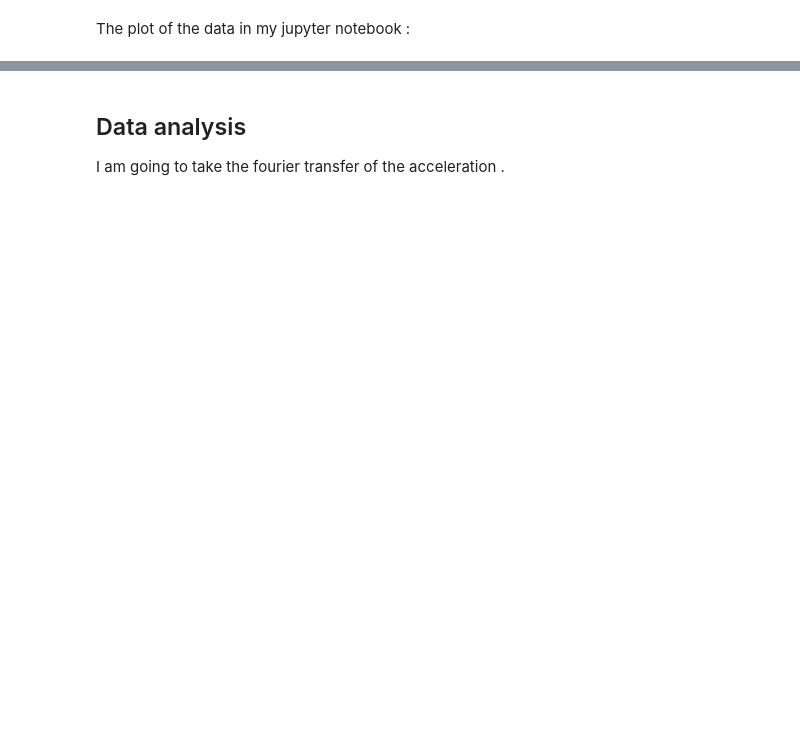
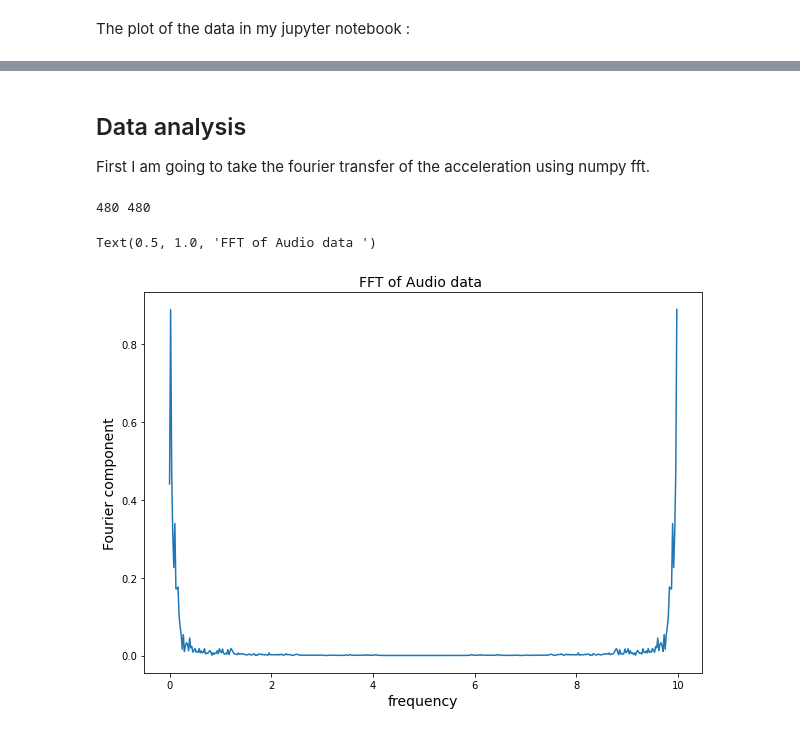
Before and after one commit to ubsuny/CP1_Calculus, a Jupyter notebook: hw_9_1.ipynb, the cells around one changed output, grey strips where cells are left out. Cells and saved outputs as stored; diff of their text form; code cells hidden in the pictures; blank space fills up the shorter version.

```diff
--- a/hw_9_1.ipynb
+++ b/hw_9_1.ipynb
@@ -55,3 +55,20 @@ So far, Its just the same as the picture above .  I have slowed down and stopped
 # %% [markdown]
 ## Data analysis
- I am going to take the fourier transfer of the acceleration .
+ First I am going to take the fourier transfer of the acceleration using numpy fft.
+# %%
+from numpy import fft
+y = np.fft.fft(Y)
+y_abs = abs(y)
+print(len(y_abs),len(X))
+# %% [output]
+480 480
+# %%
+fig, ax = plt.subplots(figsize=(10,7))
+plt.rcParams["figure.dpi"] = 100  # just to have a better view
+ax.plot(X, y_abs)
+ax.set_xlabel('frequency',fontsize=14)
+ax.set_ylabel('Fourier component',fontsize=14)
+ax.set_title('FFT of Audio data ',fontsize=14)
+# %% [output]
+Text(0.5, 1.0, 'FFT of Audio data ')
+[figure, added]
```
Also changed, not shown: parts of 29 cells of this notebook, 2 other files.
